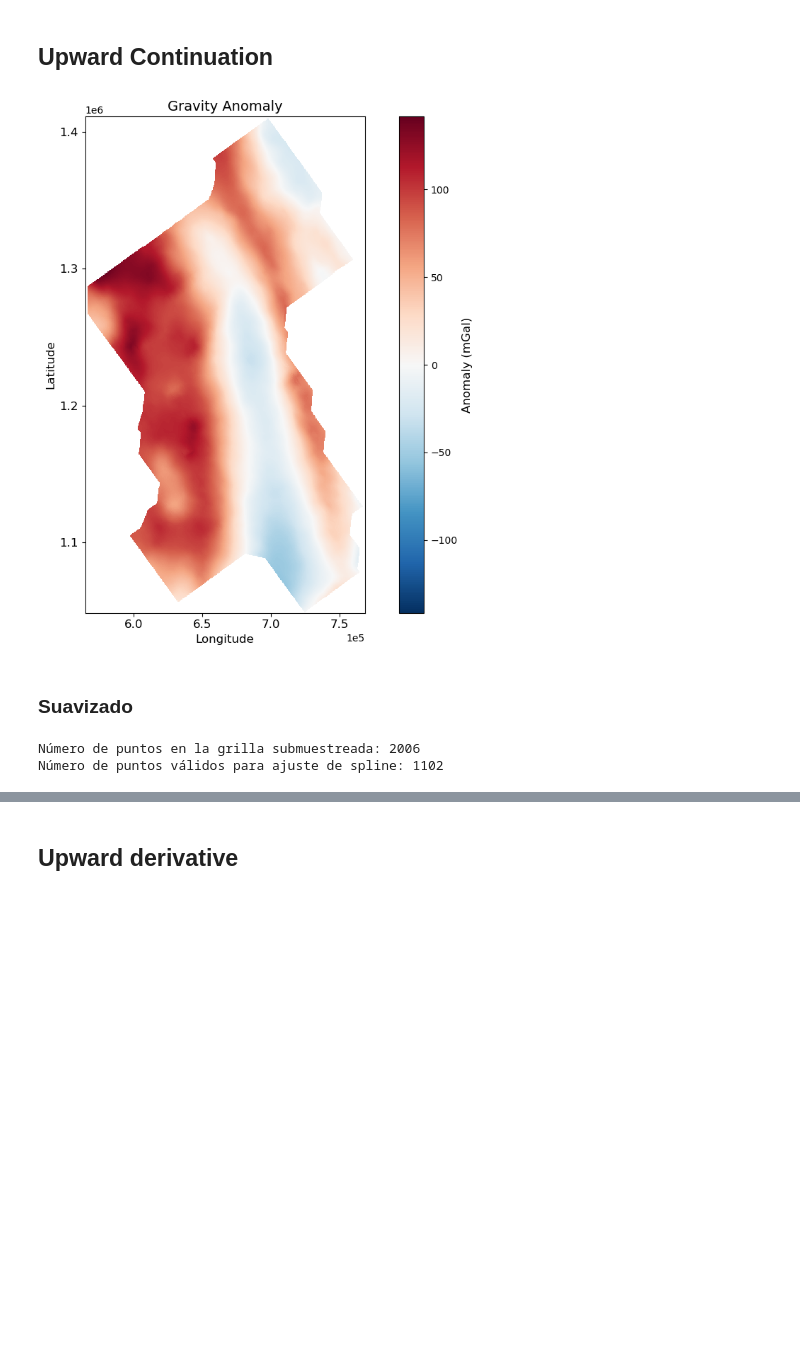
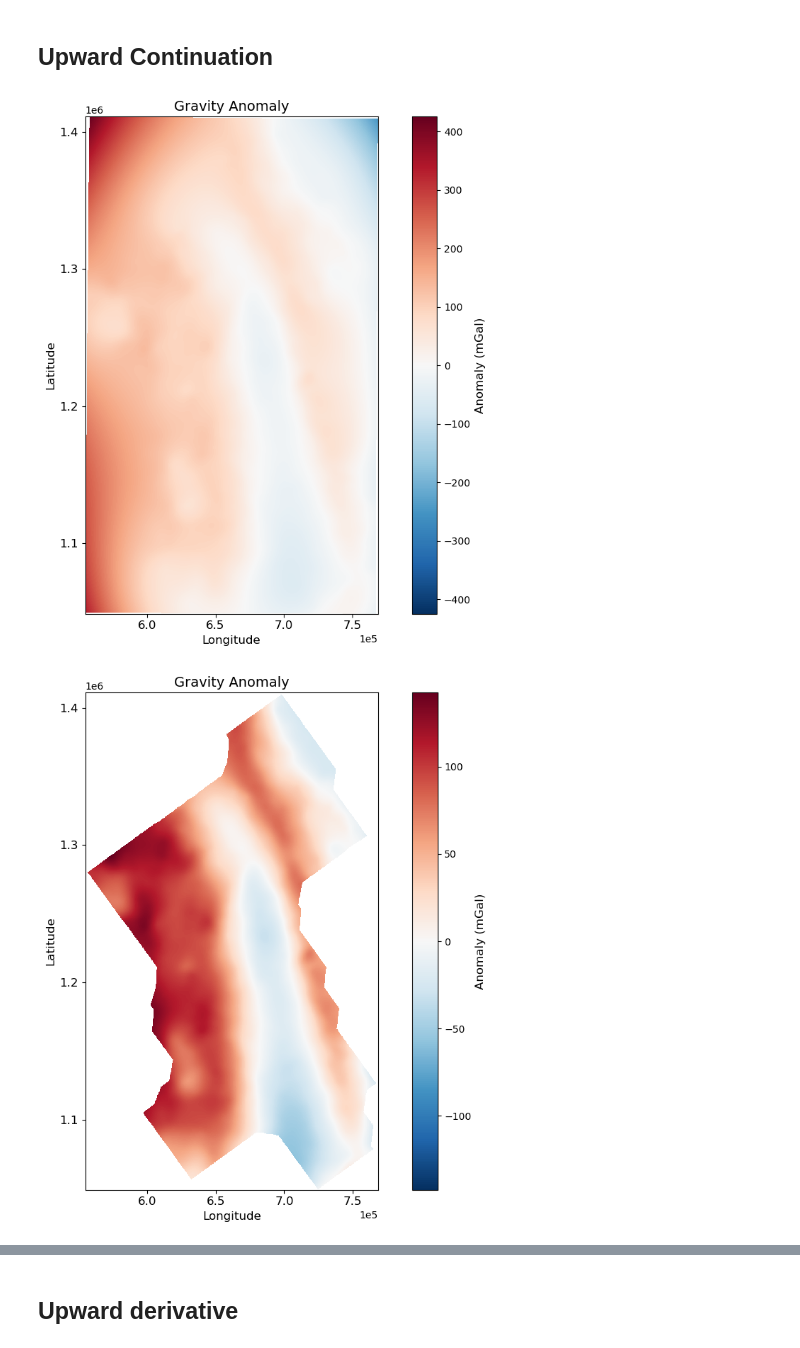
Before and after one commit to AppliedMechanics-EAFIT/lineament_detection, a Jupyter notebook: notebooks/enhancement/gravity_data.ipynb, the cells around one changed output, grey strips where cells are left out. Cells and saved outputs as stored; diff of their text form; code cells hidden in the pictures; blank space fills up the shorter version.

```diff
--- a/notebooks/enhancement/gravity_data.ipynb
+++ b/notebooks/enhancement/gravity_data.ipynb
@@ -219,53 +190,24 @@ data_bog = data.rio.clip(
+# %%
+filename = os.path.join(output_dir, "raster", "gravity_anomaly.tif")
+data = rioxarray.open_rasterio(filename)
+data;
+# %%
+mask_path = os.path.join(output_dir, "masks", "mask_of_gravity_data.shp")
+gdf_mask = gpd.read_file(mask_path)
+gdf_mask = gdf_mask.to_crs("EPSG:4326")
+
+data_masked = data.rio.clip(
+    gdf_mask.geometry,
+    gdf_mask.crs,
+    drop=True,
+    invert=False
+)
 # %%
 data_bog = data.rio.reproject("EPSG:3116", inplace=True)
+data_masked_bog = data_masked.rio.reproject("EPSG:3116", inplace=True)
 # %%
-raster_plotting.plot_raster_data(data_bog.x, data_bog.y, data_bog[0], data_type='GA', sampling=10, cmap='RdBu_r')
+raster_plotting.plot_raster_data(data_bog.x, data_bog.y, data_bog[0], data_type='GA', sampling=1, cmap='RdBu_r')
+raster_plotting.plot_raster_data(data_masked_bog.x, data_masked_bog.y, data_masked_bog[0], data_type='GA', sampling=1, cmap='RdBu_r')
 # %% [output]
-[figure, old version]
+[figure, new version]
+[figure, added]
-# %% [markdown]
-### Suavizado
-# %%
-# 1. Reducir muestras (submuestreo)
-sampling_factor = 200
-data_bog_subsampled = data_bog.isel(
-    x=slice(None, None, sampling_factor),
-    y=slice(None, None, sampling_factor)
-)
-
-# 2. Extraer puntos válidos del submuestreo
-mask_valid = ~np.isnan(data_bog_subsampled[0].values)
-y_grid, x_grid = np.meshgrid(
-    data_bog_subsampled.y.values,
-    data_bog_subsampled.x.values,
-    indexing='ij'
-)
-
-coords_valid = (y_grid[mask_valid], x_grid[mask_valid])
-values_valid = data_bog_subsampled[0].values[mask_valid]
-
-print(f"Número de puntos en la grilla submuestreada: {data_bog_subsampled[0].size}")
-print(f"Número de puntos válidos para ajuste de spline: {len(values_valid)}")
-
-# 3. Crear spline con los datos submuestreados
-spline = vd.Spline(damping=1e-3)
-spline.fit(coords_valid, values_valid)
-
-# 4. Interpolar de vuelta a la grilla original completa
-y_full, x_full = np.meshgrid(data_bog.y.values, data_bog.x.values, indexing='ij')
-mask_original = ~np.isnan(data_bog[0].values)
-
-# Predecir solo en puntos que originalmente tenían datos
-coords_to_predict = (y_full[mask_original], x_full[mask_original])
-values_interpolated = spline.predict(coords_to_predict)
-
-# 5. Crear array con resultados
-result = np.full_like(data_bog[0].values, np.nan)
-result[mask_original] = values_interpolated
-
-# 6. Crear nuevo DataArray con datos suavizados
-data_bog_smoothed = data_bog.copy()
-data_bog_smoothed[0].values = result
-data_bog_smoothed;
-# %% [output]
-Número de puntos en la grilla submuestreada: 2006
-Número de puntos válidos para ajuste de spline: 1102
```
Also changed, not shown: parts of 29 cells of this notebook.
